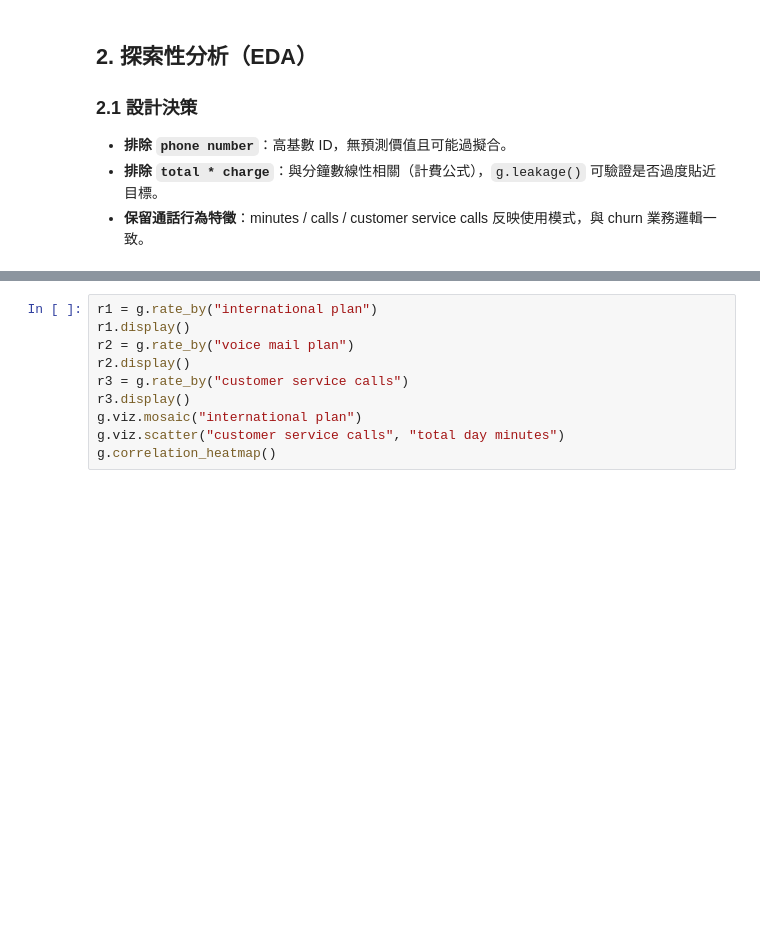
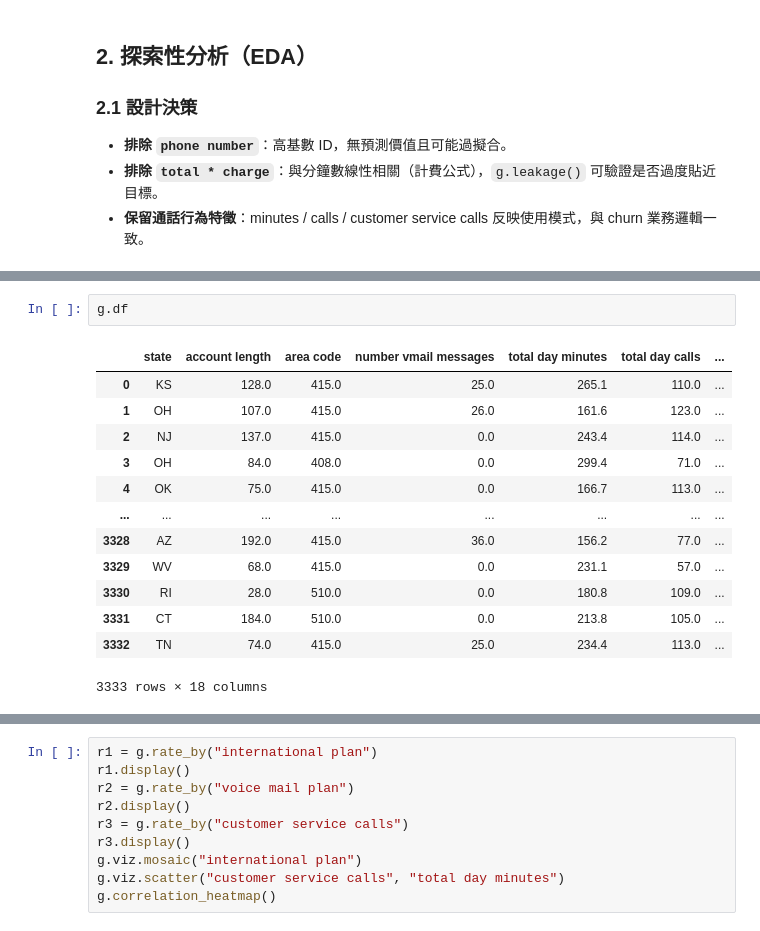
Before and after one commit to Dennis055/analytics-gym, a Jupyter notebook: sony-research/gamma_sol.ipynb, the cells around one changed output, grey strips where cells are left out. Cells and saved outputs as stored; diff of their text form; blank space fills up the shorter version.

```diff
--- a/sony-research/gamma_sol.ipynb
+++ b/sony-research/gamma_sol.ipynb
@@ -115,3 +115,19 @@ display(eda.top_signals())
 | 7 | total eve charge | 29.74 | 0.0928 | 0.667 | 1.471 | Feature `total eve charge` shows ... |
 | 8 | total intl calls | 28.12 | 0.0528 | 0.667 | 1.438 | Feature `total intl calls` shows ... |
 | 9 | total night minutes | 25.55 | 0.0355 | 0.667 | 1.143 | Feature `total night minutes` sho... |
+# %%
+g.df
+# %% [output]
+|  | state | account length | area code | number vmail messages | total day minutes | total day calls | ... |
+| 0 | KS | 128.0 | 415.0 | 25.0 | 265.1 | 110.0 | ... |
+| 1 | OH | 107.0 | 415.0 | 26.0 | 161.6 | 123.0 | ... |
+| 2 | NJ | 137.0 | 415.0 | 0.0 | 243.4 | 114.0 | ... |
+| 3 | OH | 84.0 | 408.0 | 0.0 | 299.4 | 71.0 | ... |
+| 4 | OK | 75.0 | 415.0 | 0.0 | 166.7 | 113.0 | ... |
+| ... | ... | ... | ... | ... | ... | ... | ... |
+| 3328 | AZ | 192.0 | 415.0 | 36.0 | 156.2 | 77.0 | ... |
+| 3329 | WV | 68.0 | 415.0 | 0.0 | 231.1 | 57.0 | ... |
+| 3330 | RI | 28.0 | 510.0 | 0.0 | 180.8 | 109.0 | ... |
+| 3331 | CT | 184.0 | 510.0 | 0.0 | 213.8 | 105.0 | ... |
+| 3332 | TN | 74.0 | 415.0 | 25.0 | 234.4 | 113.0 | ... |
+3333 rows × 18 columns
```
Also changed, not shown: parts of 3 cells of this notebook.
